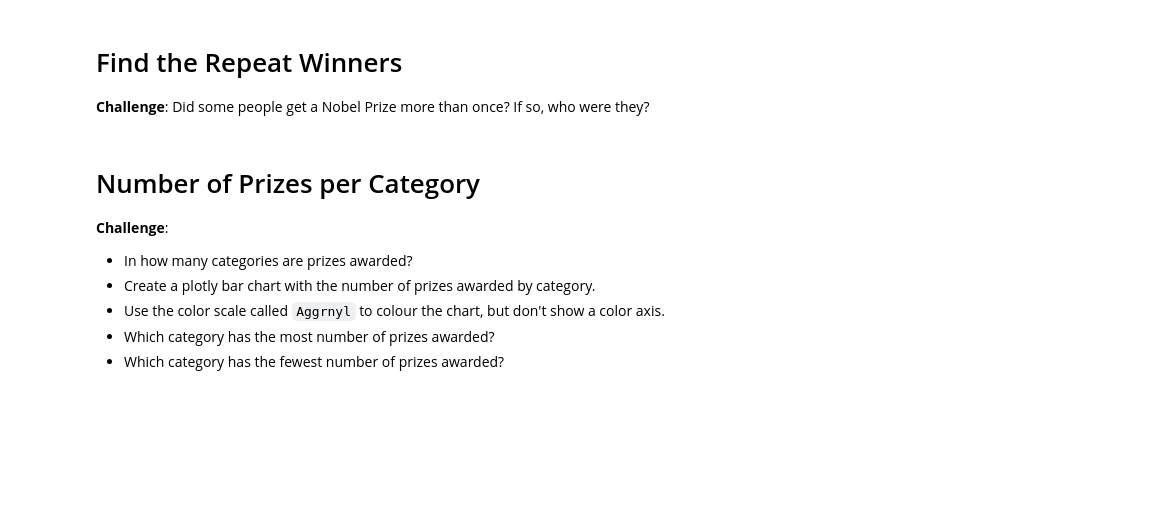
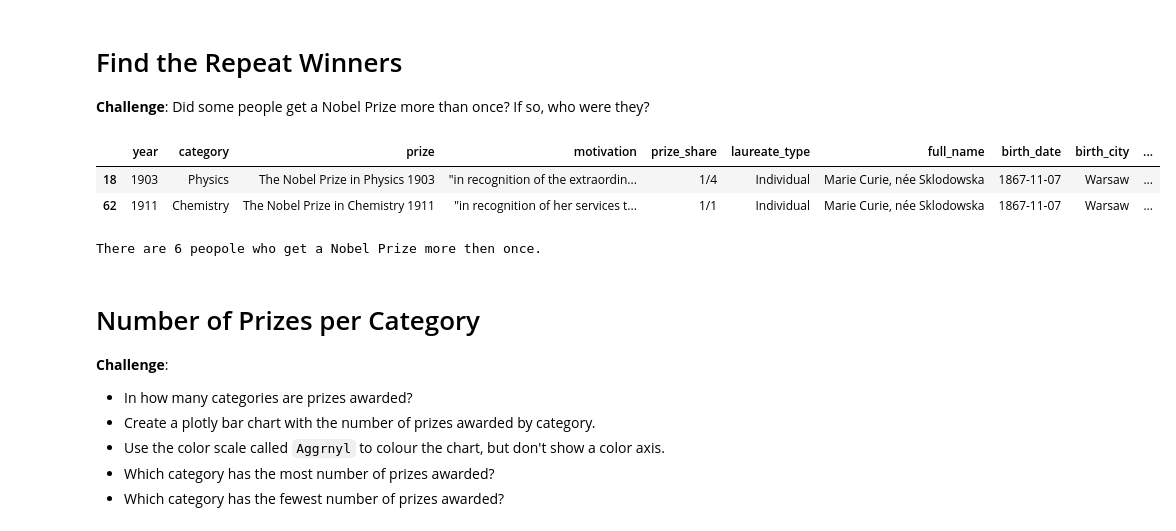
Before and after one commit to LostHeir/DataAnlys_NobelPrizes, a Jupyter notebook: Nobel_Prize_Analysis.ipynb, the cells around one changed output. Saved outputs shown, nothing was run; the diff lists cells and outputs as text; code cells hidden in the pictures; blank space fills up the shorter version.

```diff
--- a/Nobel_Prize_Analysis.ipynb
+++ b/Nobel_Prize_Analysis.ipynb
@@ -187,6 +209,17 @@ df_data.head()
 # Find the Repeat Winners
 
 **Challenge**: Did some people get a Nobel Prize more than once? If so, who were they?
+# %%
+df_data[df_data.full_name == 'Marie Curie, née Sklodowska']
+# %% [output]
+|  | year | category | prize | motivation | prize_share | laureate_type | full_name | birth_date | birth_city | ... |
+| 18 | 1903 | Physics | The Nobel Prize in Physics 1903 | "in recognition of the extraordin... | 1/4 | Individual | Marie Curie, née Sklodowska | 1867-11-07 | Warsaw | ... |
+| 62 | 1911 | Chemistry | The Nobel Prize in Chemistry 1911 | "in recognition of her services t... | 1/1 | Individual | Marie Curie, née Sklodowska | 1867-11-07 | Warsaw | ... |
+# %%
+df_data[df_data.full_name.duplicated()]
+print(f'There are {df_data[df_data.full_name.duplicated()].full_name.nunique()} peopole who get a Nobel Prize more then once.')
+# %% [output]
+There are 6 peopole who get a Nobel Prize more then once.
 # %% [markdown]
 # Number of Prizes per Category
 
```
Also changed, not shown: parts of 3 cells of this notebook.
